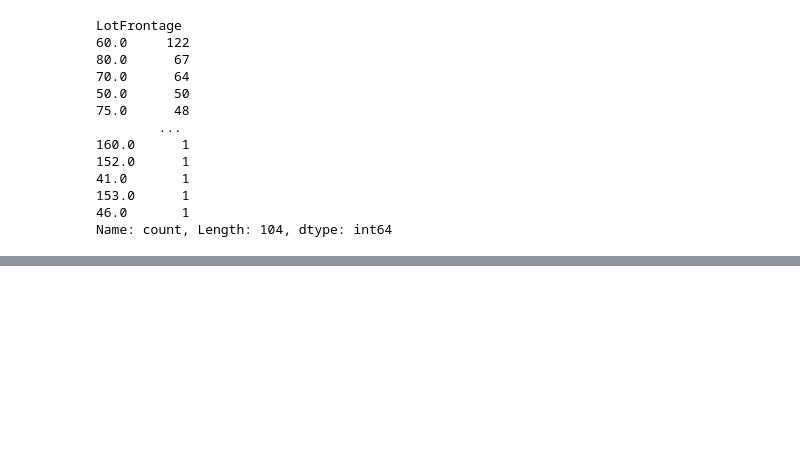
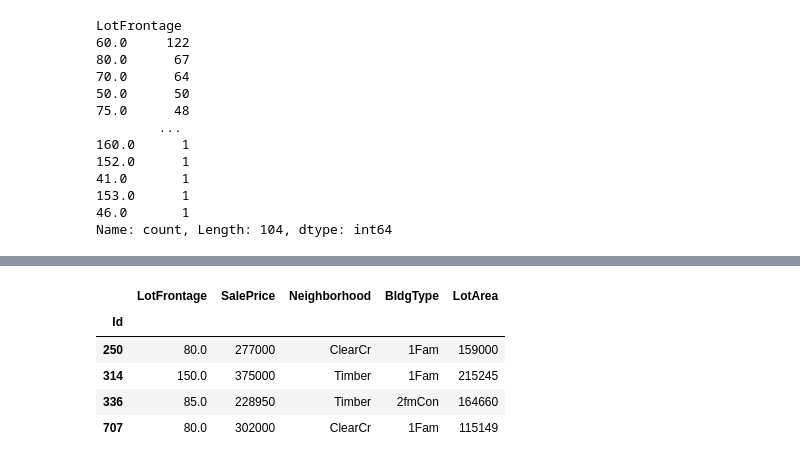
Before and after one commit to SirHelpMePlease/Kaggle_House_Price, a Jupyter notebook: Feature_Engineering.ipynb, the cells around one changed output, grey strips where cells are left out. Drawn from its saved outputs; the diff is of its cells as text; code cells hidden in the pictures; blank space fills up the shorter version.

```diff
--- a/Feature_Engineering.ipynb
+++ b/Feature_Engineering.ipynb
@@ -103,0 +122,9 @@ data_train["Electrical"] = data_train["Electrical"].fillna(data_train["Electrica
+# %%
+data_train[data_train['LotArea'] > 100000][['LotFrontage', 'SalePrice', 'Neighborhood', 'BldgType', 'LotArea']]
+# %% [output]
+|  | LotFrontage | SalePrice | Neighborhood | BldgType | LotArea |
+| Id |  |  |  |  |  |
+| 250 | 80.0 | 277000 | ClearCr | 1Fam | 159000 |
+| 314 | 150.0 | 375000 | Timber | 1Fam | 215245 |
+| 336 | 85.0 | 228950 | Timber | 2fmCon | 164660 |
+| 707 | 80.0 | 302000 | ClearCr | 1Fam | 115149 |
```
Also changed, not shown: parts of 7 cells of this notebook, 1 other file.
